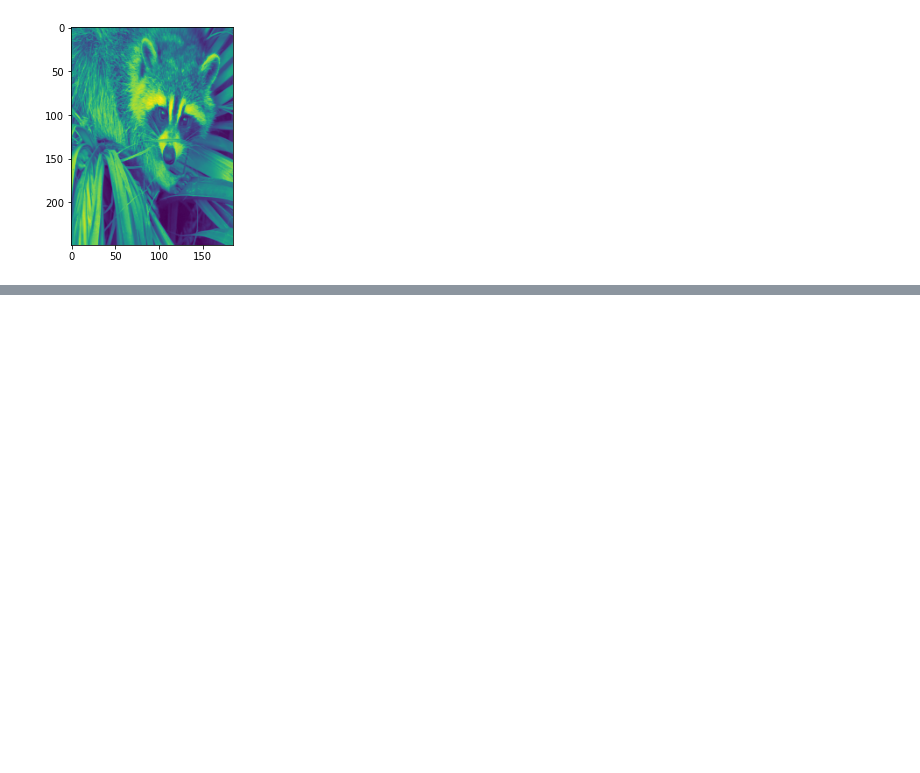
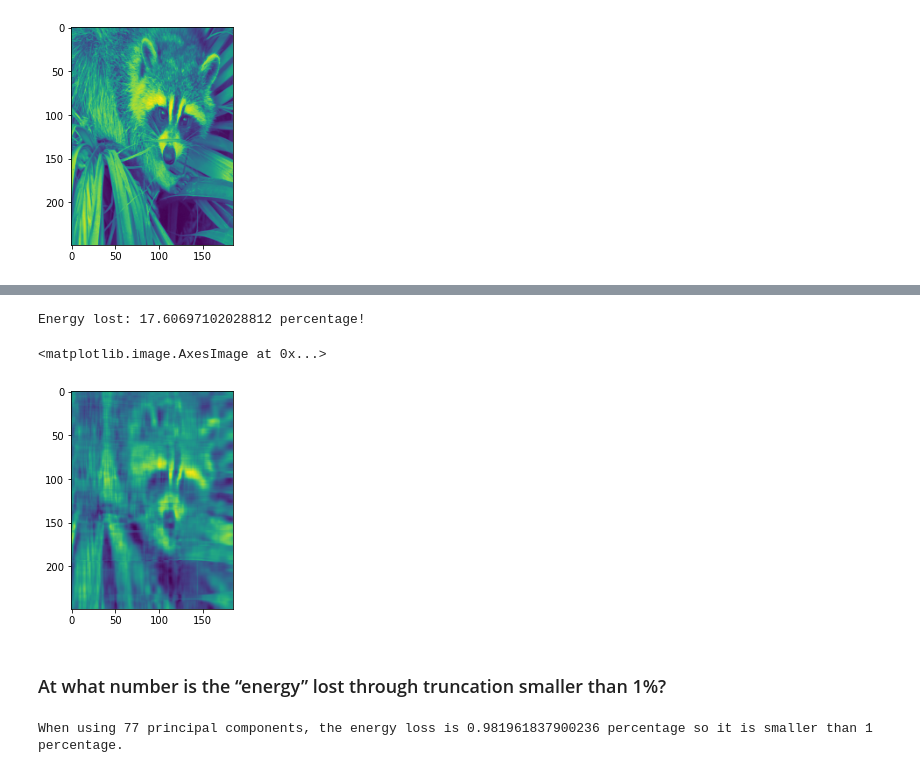
Before and after one commit to mlcms-SS22-Group-A/mlcms-SS22-Group-A, a Jupyter notebook: task_1.ipynb, the cells around one changed output, grey strips where cells are left out. Saved outputs shown, nothing was run; the diff lists cells and outputs as text; code cells hidden in the pictures; blank space fills up the shorter version.

```diff
--- a/task_1.ipynb
+++ b/task_1.ipynb
@@ -130,0 +164,25 @@ plt.imshow(face_resized)
+# %%
+# approximate using 10 principal components
+face_resized_centered_approx_10 = approximate_pca(face_resized_centered, 10)
+print("Energy lost:", get_energy_loss(face_resized_centered_approx_all, 10) * 100, "percentage!")
+plt.imshow(face_resized_centered_approx_10)
+# %% [output]
+Energy lost: 17.60697102028812 percentage!
+<matplotlib.image.AxesImage at 0x...>
+[figure, added]
+# %% [markdown]
+### At what number is the “energy” lost through truncation smaller than 1%?
+# %%
+# When using only 50 principal components the energy loss is 2.484279836409853 percentage as computed above.
+# We start at 50 and increase this until we reach an energy loss smaller than 1 percentage.
+k = 50
+while k <= D:
+    # approximate using k principal components
+    face_resized_centered_approx_k = approximate_pca(face_resized_centered, k)
+    energy_loss_in_percentage = get_energy_loss(face_resized_centered_approx_all, k) * 100
+    if energy_loss_in_percentage <= 1:
+        print("When using", k, "principal components, the energy loss is", energy_loss_in_percentage, "percentage so it is smaller than 1 percentage.")
+        k = D
+    k += 1
+# %% [output]
+When using 77 principal components, the energy loss is 0.981961837900236 percentage so it is smaller than 1 percentage.
```
Also changed, not shown: parts of 5 cells of this notebook, 1 other file.
